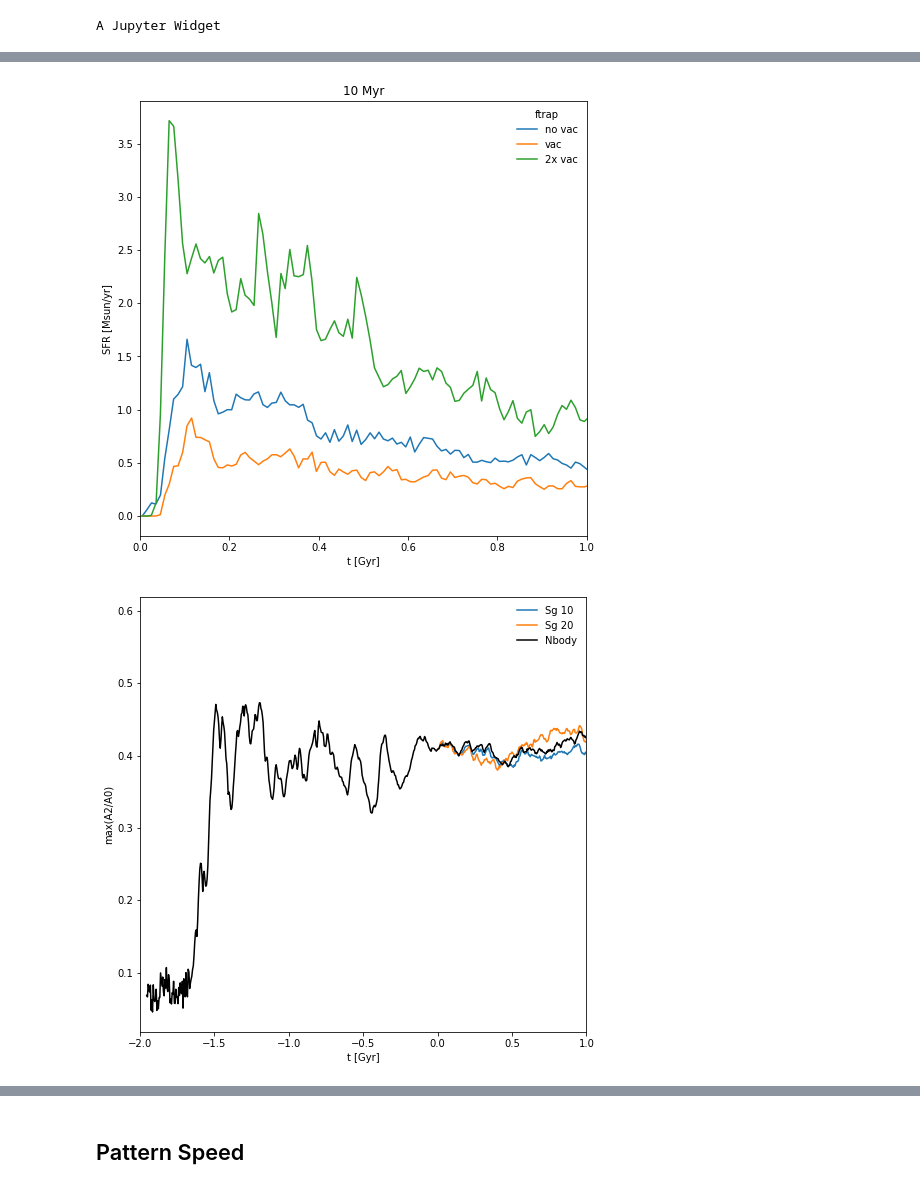
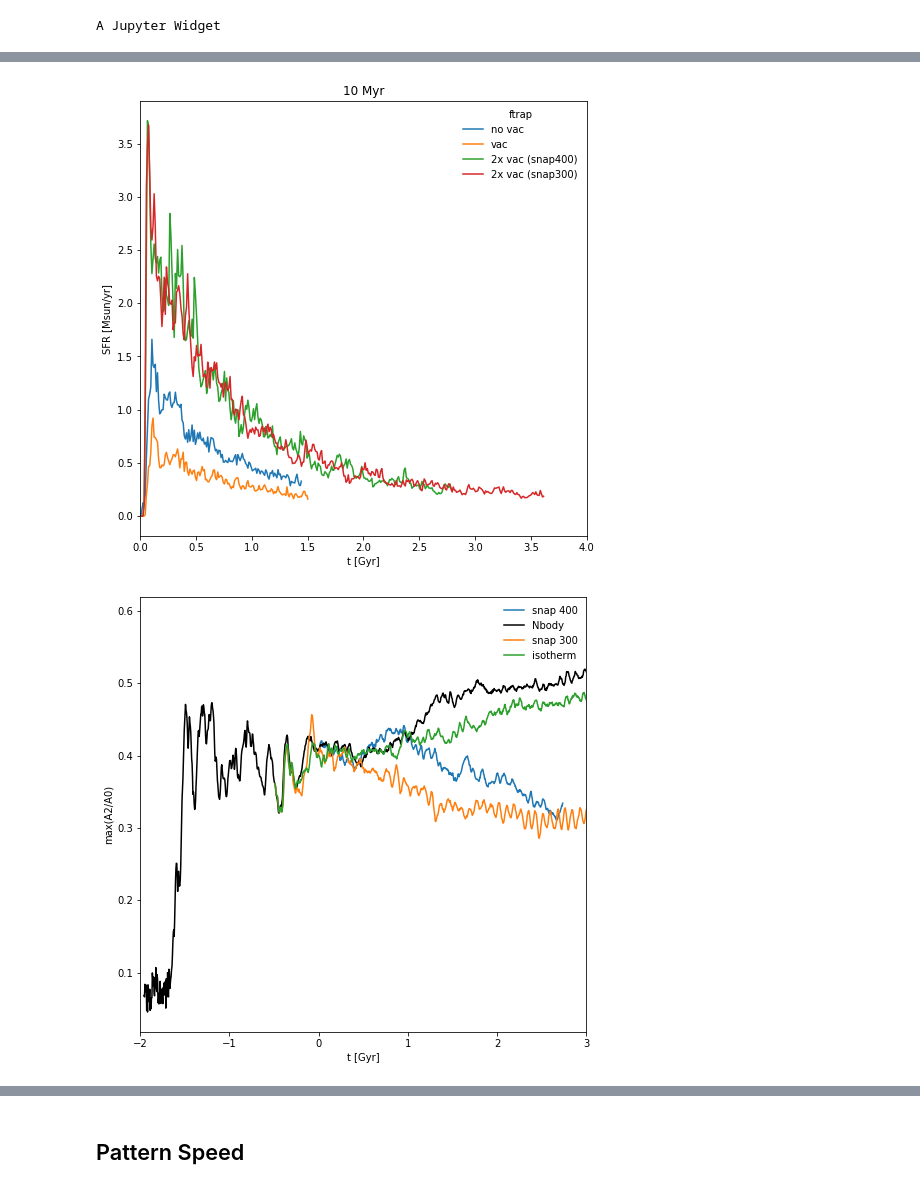
Before and after one commit to gusbeane/gasbar, a Jupyter notebook: notebooks/vacuum_scratch.ipynb, the cells around one changed output, grey strips where cells are left out. Saved outputs shown, nothing was run; the diff lists cells and outputs as text; code cells hidden in the pictures.

```diff
--- a/notebooks/vacuum_scratch.ipynb
+++ b/notebooks/vacuum_scratch.ipynb
@@ -27,22 +28,33 @@ def read_fourier(sim_idx, lvl='lvl3', basepath='/n/home01/abeane/starbar/plots/'
     f = h5.File(basepath+'/fourier_component/data/fourier_'+sim+'-'+lvl+'.hdf5', mode='r')
     return f
 # %%
-sn0_list = []
-sn2_list = []
-sn3_list = []
+# sn0_list = []
+# sn2_list = []
+# sn3_list = []
 sn4_list = []
+sn6_list = []
+sn6i_list = []
 idx_list = [0, 50, 100, 150, 200]#, 100, 125]
 for idx in tqdm(idx_list):
-    sn0 = read_snap(idx, 0, parttype=None, fields=None)
-    sn0_list.append(sn0)
+#     sn0 = read_snap(idx, 0, parttype=None, fields=None)
+#     sn0_list.append(sn0)
 
-    sn2 = read_snap(idx, 2, parttype=None, fields=None)
-    sn2_list.append(sn2)
+#     sn2 = read_snap(idx, 2, parttype=None, fields=None)
+#     sn2_list.append(sn2)
 
-    sn3 = read_snap(idx, 3, parttype=None, fields=None)
-    sn3_list.append(sn3)
+#     sn3 = read_snap(idx, 3, parttype=None, fields=None)
+#     sn3_list.append(sn3)
 
     sn4 = read_snap(idx, 4, parttype=None, fields=None)
     sn4_list.append(sn4)
+
+    sn6 = read_snap(idx, 6, parttype=None, fields=None)
+    sn6_list.append(sn6)
+
+    try:
+        sn6i = read_snap(idx, 6, lvl='lvl3-isotherm', parttype=None, fields=None)
+        sn6i_list.append(sn6i)
+    except:
+        pass
 # %% [output]
 A Jupyter Widget
@@ -49,13 +116,16 @@ A Jupyter Widget
 # %%
-sfr0 = read_sfr(0)
-sfr1 = read_sfr(1)
+# sfr0 = read_sfr(0)
+# sfr1 = read_sfr(1)
 sfr2 = read_sfr(2)
 sfr3 = read_sfr(3)
 sfr4 = read_sfr(4)
+sfr6 = read_sfr(6)
 
-fourier3 = read_fourier(3)
+# fourier3 = read_fourier(3)
 fourier4 = read_fourier(4)
 fourierN = read_fourier(5)
+fourier6 = read_fourier(6)
+fourier6i = read_fourier(6, lvl='lvl3-isotherm')
 # %%
 def extract_t_A2A0(fourier, idx):
 
@@ -340,50 +453,62 @@ plt.show()
 # %%
 fig, ax = plt.subplots(1, 1, figsize=(8, 8))
 dt = 0.01
 
 t, SFR = binned_average(sfr2[:,0], sfr2[:,2], dt)
 ax.plot(t, SFR, label='no vac')
 
 t, SFR = binned_average(sfr3[:,0], sfr3[:,2], dt)
 ax.plot(t, SFR, label='vac')
 
 t, SFR = binned_average(sfr4[:,0], sfr4[:,2], dt)
-ax.plot(t, SFR, label='2x vac')
+ax.plot(t, SFR, label='2x vac (snap400)')
+
+t, SFR = binned_average(sfr6[:,0], sfr6[:,2], dt)
+ax.plot(t, SFR, label='2x vac (snap300)')
 
 # t, SFR = binned_average(sfr_8[:,0], sfr_8[:,2], dt)
 # ax.plot(t, SFR, label='8')
 
 ax.legend(frameon=False, title='ftrap')
 ax.set(xlabel='t [Gyr]', ylabel='SFR [Msun/yr]')
-ax.set_xlim(0, 1)
+ax.set_xlim(0, 4)
 ax.set_title('10 Myr')
 plt.show()
 # %% [output]
-[figure, old version]
+[figure, new version]
 # %%
 fig, ax = plt.subplots(1, 1, figsize=(8, 8))
 dt = 0.01
 
-t, A2A0 = extract_t_max_A2A0(fourier3)
-ax.plot(t/1000.0, A2A0, label='Sg 10')
+# t, A2A0 = extract_t_max_A2A0(fourier3)
+# ax.plot(t/1000.0, A2A0, label='Sg 10')
 
 t, A2A0 = extract_t_max_A2A0(fourier4)
-ax.plot(t/1000.0, A2A0, label='Sg 20')
+ax.plot(t/1000.0, A2A0, label='snap 400')
 
 start_snap = 400
 t, A2A0 = extract_t_max_A2A0(fourierN)
 t -= t[400]
+t300 = t[300]
 ax.plot(t/1000.0, A2A0, label='Nbody', c='k')
+
+t, A2A0 = extract_t_max_A2A0(fourier6)
+t += t300
+ax.plot(t/1000.0, A2A0, label='snap 300')
+
+t, A2A0 = extract_t_max_A2A0(fourier6i)
+t += t300
+ax.plot(t/1000.0, A2A0, label='isotherm')
 
 # t, SFR = binned_average(sfr_8[:,0], sfr_8[:,2], dt)
 # ax.plot(t, SFR, label='8')
 
 ax.legend(frameon=False)
-ax.set(xlabel='t [Gyr]', ylabel='max(A2/A0)')
-ax.set_xlim(-2, 1)
+ax.set(xlabel='t [Gyr]', ylabel='max(A2/A0)', xlim=(0, 1))
+ax.set_xlim(-2, 3)
 plt.show()
 # %% [output]
-[figure, old version]
+[figure, new version]
 # %%
 t
 # %% [output]
```
Also changed, not shown: parts of 25 cells of this notebook, 5 other files.
